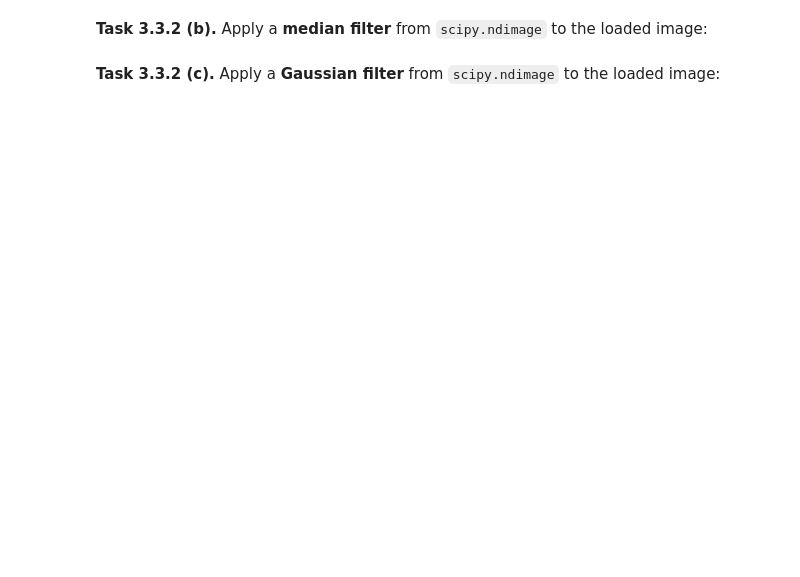
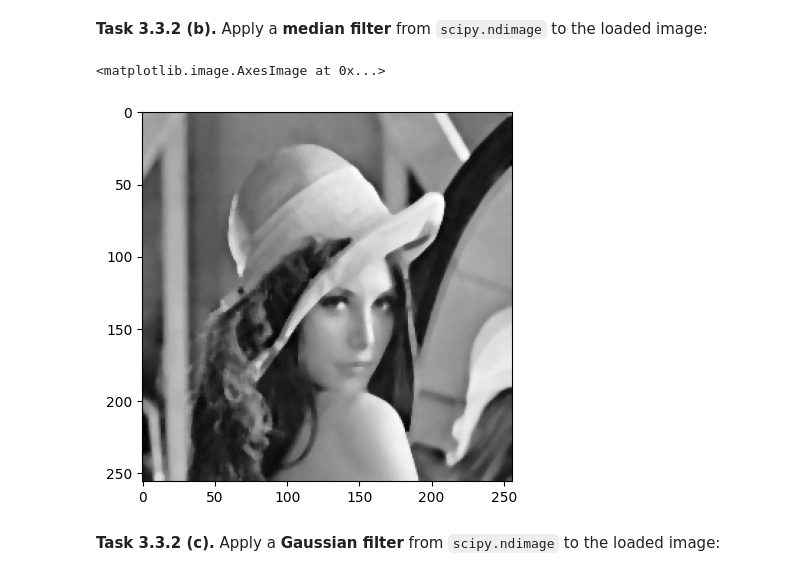
Before and after one commit to Paul-Averdung/mobi-fs3-python, a Jupyter notebook: task3.ipynb, the cells around one changed output. Saved outputs shown, nothing was run; the diff lists cells and outputs as text; code cells hidden in the pictures; blank space fills up the shorter version.

```diff
--- a/task3.ipynb
+++ b/task3.ipynb
@@ -101,4 +124,9 @@ Then, compare your result for filter size `5` with the correct result image `dat
 # %% [markdown]
 **<a id="#">Task 3.3.2 (b).</a>** Apply a **median filter** from `scipy.ndimage` to the loaded image:
+# %%
+plt.imshow(snd.median_filter(img, 5), 'gray')
+# %% [output]
+<matplotlib.image.AxesImage at 0x...>
+[figure, added]
 # %% [markdown]
 **<a id="#">Task 3.3.2 (c).</a>** Apply a **Gaussian filter** from `scipy.ndimage` to the loaded image:
```
Also changed, not shown: parts of 8 cells of this notebook.
